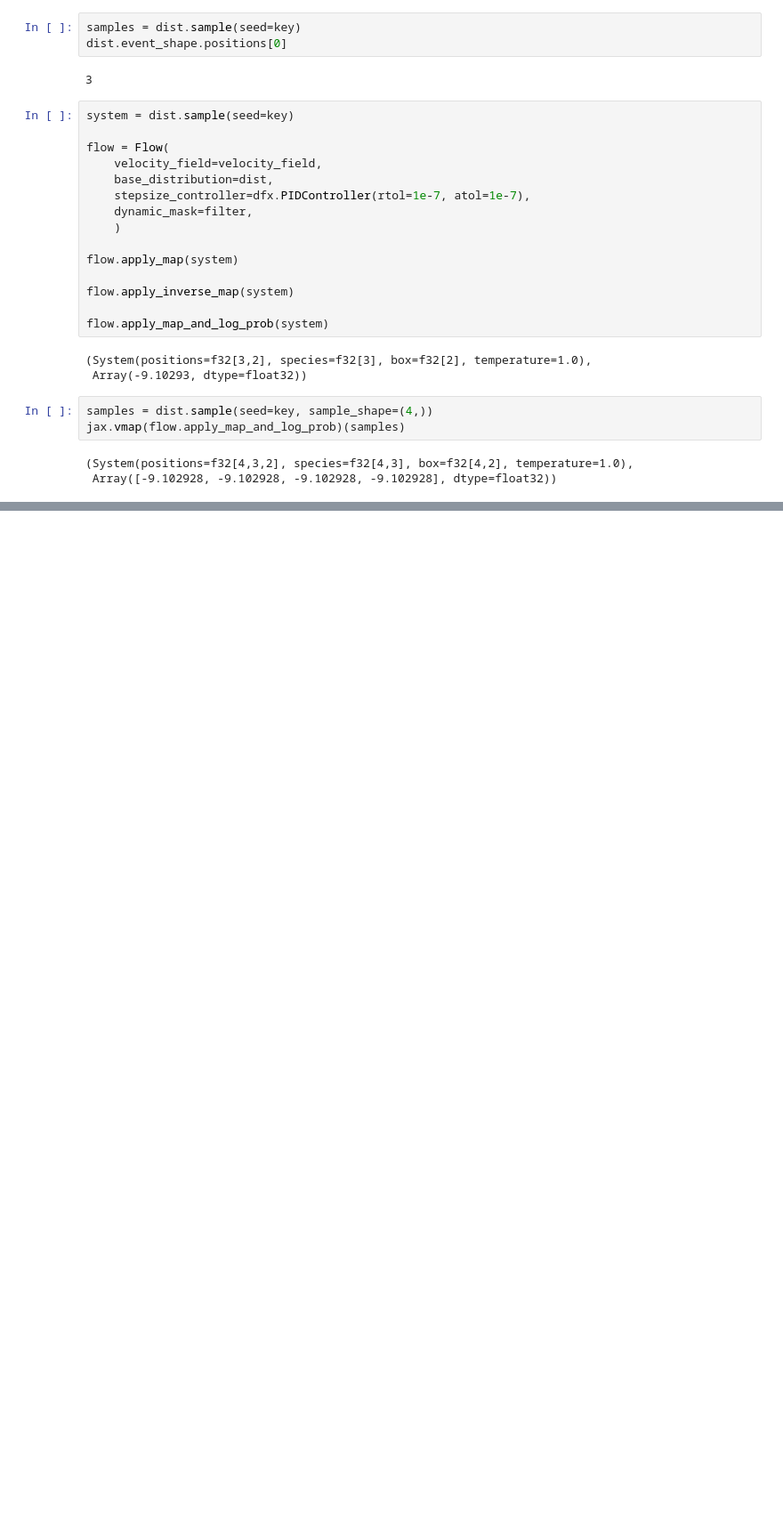
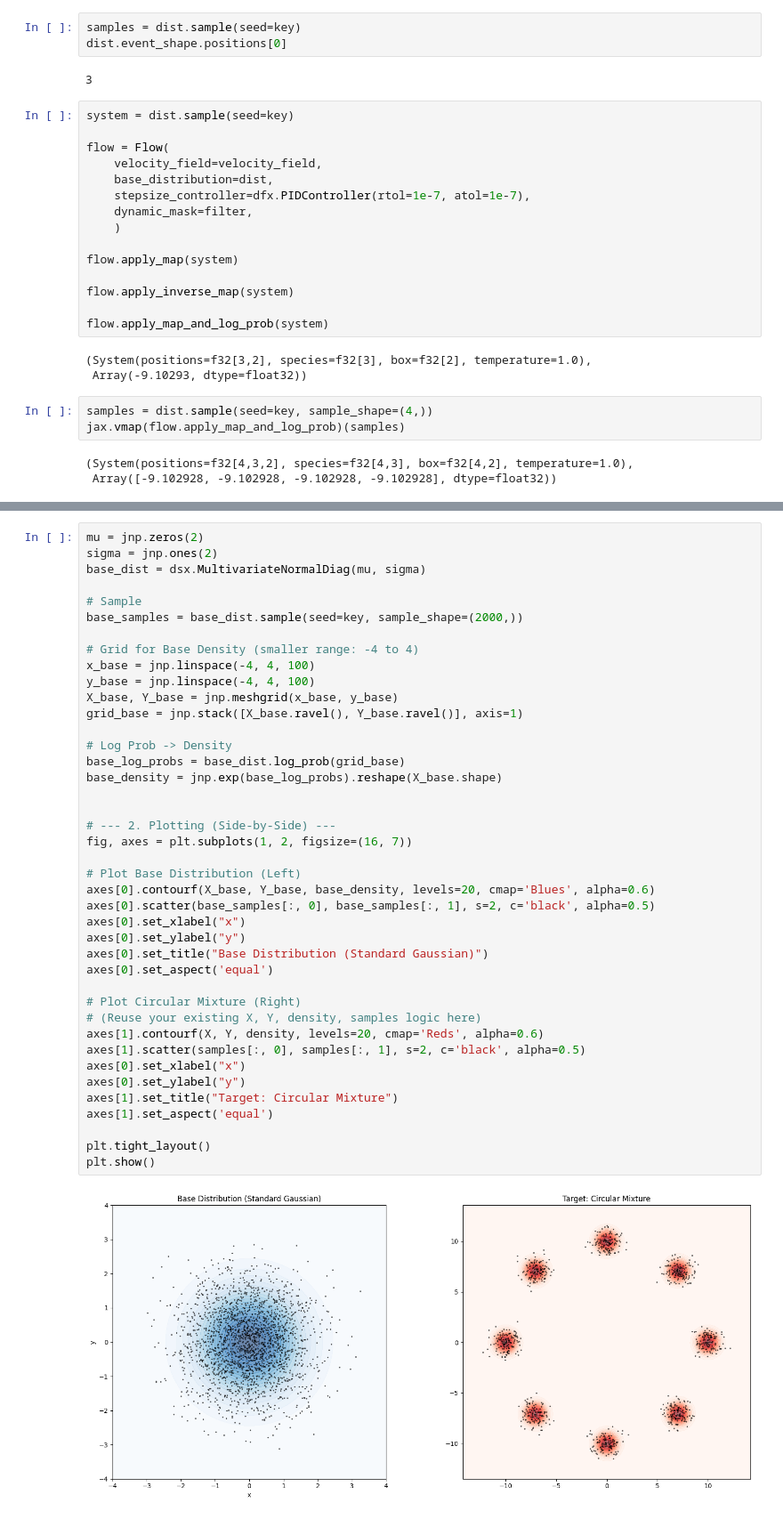
Before and after one commit to leonardogalliano/superiorflows, a Jupyter notebook: notebooks/test.ipynb, the cells around one changed output, grey strips where cells are left out. Shown at 89% size. Drawn from its saved outputs; the diff is of its cells as text; blank space fills up the shorter version.

```diff
--- a/notebooks/test.ipynb
+++ b/notebooks/test.ipynb
@@ -382,0 +498,43 @@ jax.vmap(flow.apply_map_and_log_prob)(samples)
+# %%
+mu = jnp.zeros(2)
+sigma = jnp.ones(2)
+base_dist = dsx.MultivariateNormalDiag(mu, sigma)
+
+# Sample
+base_samples = base_dist.sample(seed=key, sample_shape=(2000,))
+
+# Grid for Base Density (smaller range: -4 to 4)
+x_base = jnp.linspace(-4, 4, 100)
+y_base = jnp.linspace(-4, 4, 100)
+X_base, Y_base = jnp.meshgrid(x_base, y_base)
+grid_base = jnp.stack([X_base.ravel(), Y_base.ravel()], axis=1)
+
+# Log Prob -> Density
+base_log_probs = base_dist.log_prob(grid_base)
+base_density = jnp.exp(base_log_probs).reshape(X_base.shape)
+
+
+# --- 2. Plotting (Side-by-Side) ---
+fig, axes = plt.subplots(1, 2, figsize=(16, 7))
+
+# Plot Base Distribution (Left)
+axes[0].contourf(X_base, Y_base, base_density, levels=20, cmap='Blues', alpha=0.6)
+axes[0].scatter(base_samples[:, 0], base_samples[:, 1], s=2, c='black', alpha=0.5)
+axes[0].set_xlabel("x")
+axes[0].set_ylabel("y")
+axes[0].set_title("Base Distribution (Standard Gaussian)")
+axes[0].set_aspect('equal')
+
+# Plot Circular Mixture (Right)
+# (Reuse your existing X, Y, density, samples logic here)
+axes[1].contourf(X, Y, density, levels=20, cmap='Reds', alpha=0.6)
+axes[1].scatter(samples[:, 0], samples[:, 1], s=2, c='black', alpha=0.5)
+axes[0].set_xlabel("x")
+axes[0].set_ylabel("y")
+axes[1].set_title("Target: Circular Mixture")
+axes[1].set_aspect('equal')
+
+plt.tight_layout()
+plt.show()
+# %% [output]
+[figure, added]
```
Also changed, not shown: parts of 6 cells of this notebook, 7 other files.
